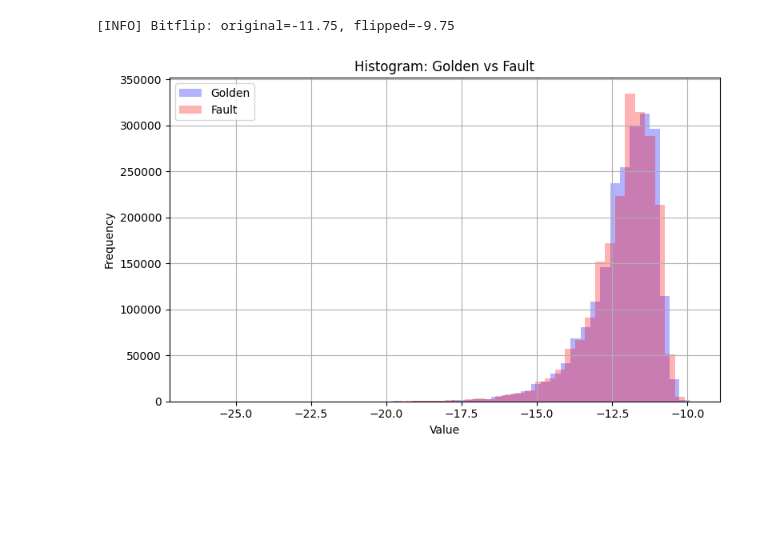
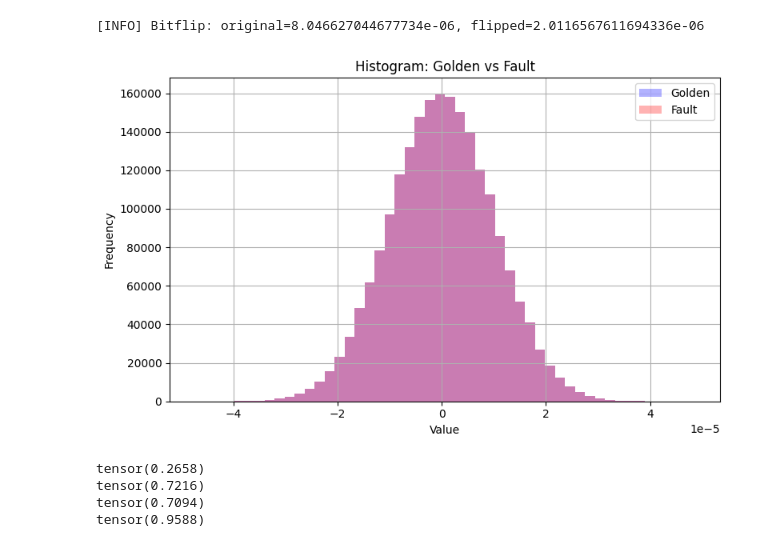
Before and after one commit to DanilishinArtem/newFaultDetector, a Jupyter notebook: bitflip.ipynb, the cells around one changed output. Drawn from its saved outputs; the diff is of its cells as text; code cells hidden in the pictures; blank space fills up the shorter version.

```diff
--- a/bitflip.ipynb
+++ b/bitflip.ipynb
@@ -39,22 +39,32 @@ def set_seed(seed: int = 42):
     torch.backends.cudnn.deterministic = True
     torch.backends.cudnn.benchmark = False
 
+
 set_seed(seed=50) # for torch.bfloat16
 m, n, k = 8, 1024, 256
 dtype = torch.bfloat16
 coeff = 1e-5
-bit = 10
+bit = 7
 # %%
-source_tensor = (torch.randn(m, n, k) * coeff).abs().log().to(dtype)
-# source_tensor = (torch.randn(m, n, k) * coeff)
+# source_tensor = (torch.randn(m, n, k) * coeff).abs().log().to(dtype)
+source_tensor = (torch.randn(m, n, k) * coeff).to(dtype)
 
 golden = source_tensor.clone()
 bitflip_bf16(source_tensor, bit)
 
 plot_two_tensors(golden, "Golden", source_tensor, "Fault")
 # %% [output]
-[INFO] Bitflip: original=-11.75, flipped=-9.75
+[INFO] Bitflip: original=8.046627044677734e-06, flipped=2.0116567611694336e-06
-[figure, old version]
+[figure, new version]
+# %%
+x = torch.rand(2,2)
+for item in x.flatten():
+    print(item)
+# %% [output]
+tensor(0.2658)
+tensor(0.7216)
+tensor(0.7094)
+tensor(0.9588)
 # %%
 # # import torch
 # # import matplotlib.pyplot as plt
```
Also changed, not shown: parts of 1 cell of this notebook, 5 other files.
